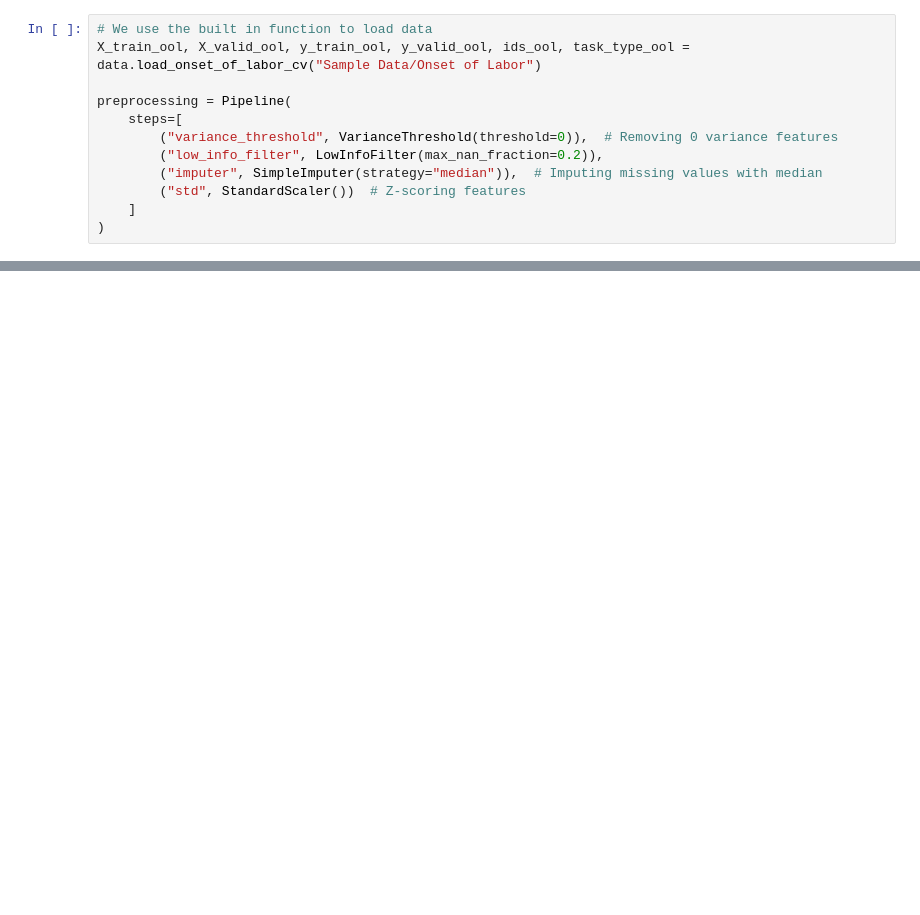
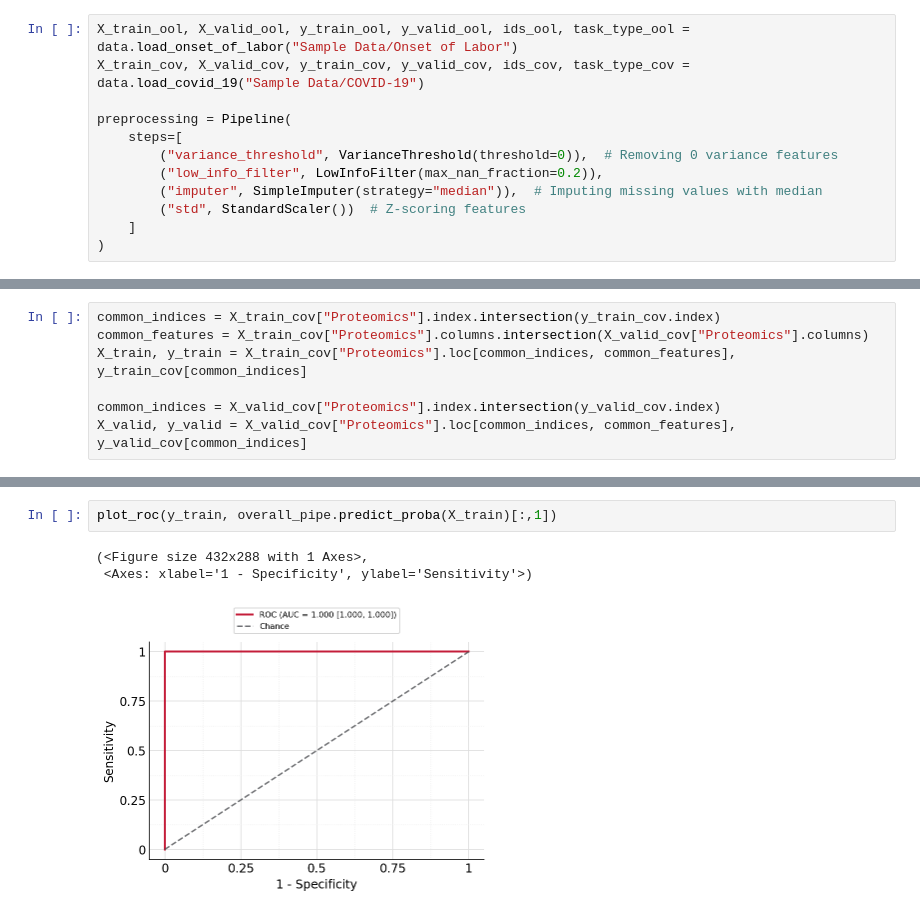
Before and after one commit to gregbellan/Stabl, a Jupyter notebook: Forests.ipynb, the cells around one changed output, grey strips where cells are left out. Cells and saved outputs as stored; diff of their text form; blank space fills up the shorter version.

```diff
--- a/Forests.ipynb
+++ b/Forests.ipynb
@@ -35,6 +42,6 @@ logit_en = LogisticRegression(penalty="elasticnet", max_iter=int(1e6), solver="s
 # %%
-# We use the built in function to load data
-X_train_ool, X_valid_ool, y_train_ool, y_valid_ool, ids_ool, task_type_ool = data.load_onset_of_labor_cv("Sample Data/Onset of Labor")
+X_train_ool, X_valid_ool, y_train_ool, y_valid_ool, ids_ool, task_type_ool = data.load_onset_of_labor("Sample Data/Onset of Labor")
+X_train_cov, X_valid_cov, y_train_cov, y_valid_cov, ids_cov, task_type_cov = data.load_covid_19("Sample Data/COVID-19")
 
 preprocessing = Pipeline(
     steps=[
@@ -113 +139,8 @@ array(['Siglec.6', 'Activin.A', 'IL.1.R4', 'PLXB2'], dtype=object)
+# %%
+common_indices = X_train_cov["Proteomics"].index.intersection(y_train_cov.index)
+common_features = X_train_cov["Proteomics"].columns.intersection(X_valid_cov["Proteomics"].columns)
+X_train, y_train = X_train_cov["Proteomics"].loc[common_indices, common_features], y_train_cov[common_indices]
+
+common_indices = X_valid_cov["Proteomics"].index.intersection(y_valid_cov.index)
+X_valid, y_valid = X_valid_cov["Proteomics"].loc[common_indices, common_features], y_valid_cov[common_indices]
 # %%
@@ -175,0 +206,6 @@ array(['Siglec.6', 'Activin.A', 'IL.1.R4', 'PLXB2'], dtype=object)
+# %%
+plot_roc(y_train, overall_pipe.predict_proba(X_train)[:,1])
+# %% [output]
+(<Figure size 432x288 with 1 Axes>,
+ <Axes: xlabel='1 - Specificity', ylabel='Sensitivity'>)
+[figure, added]
```
Also changed, not shown: parts of 24 cells of this notebook, 3 other files.
